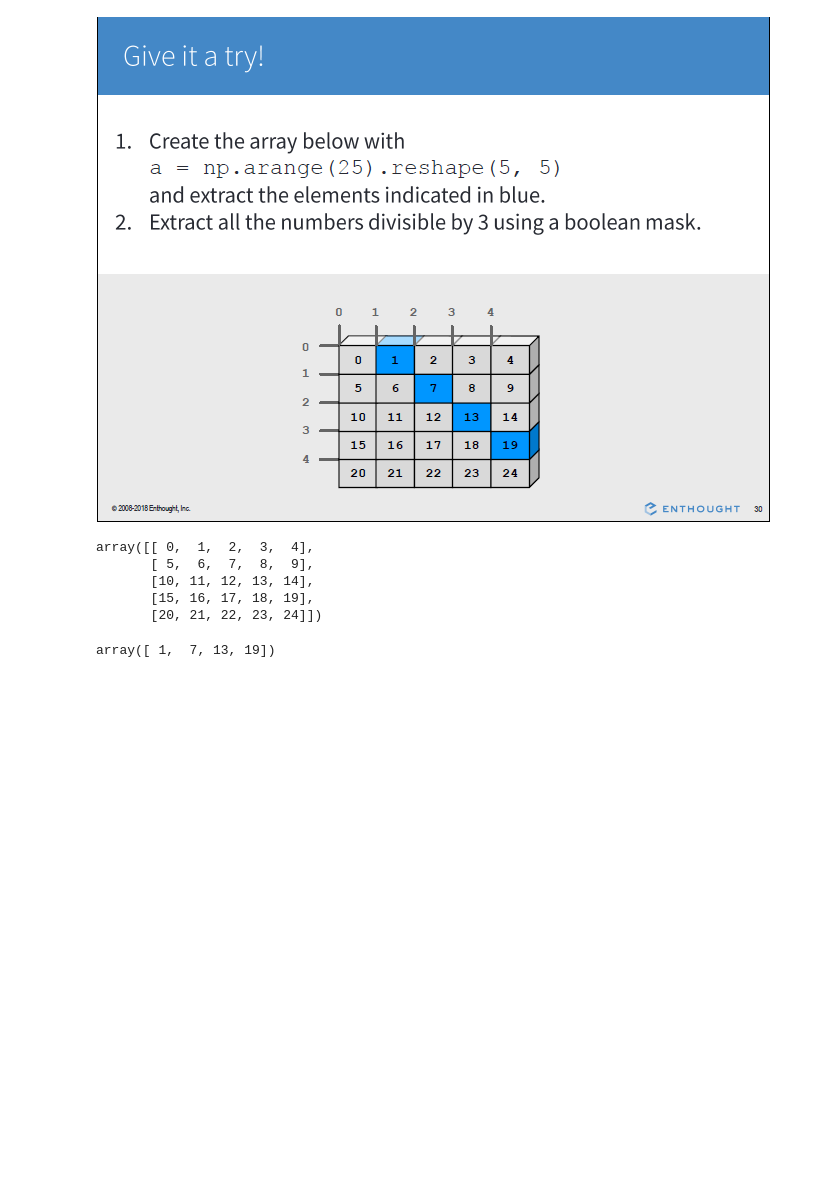
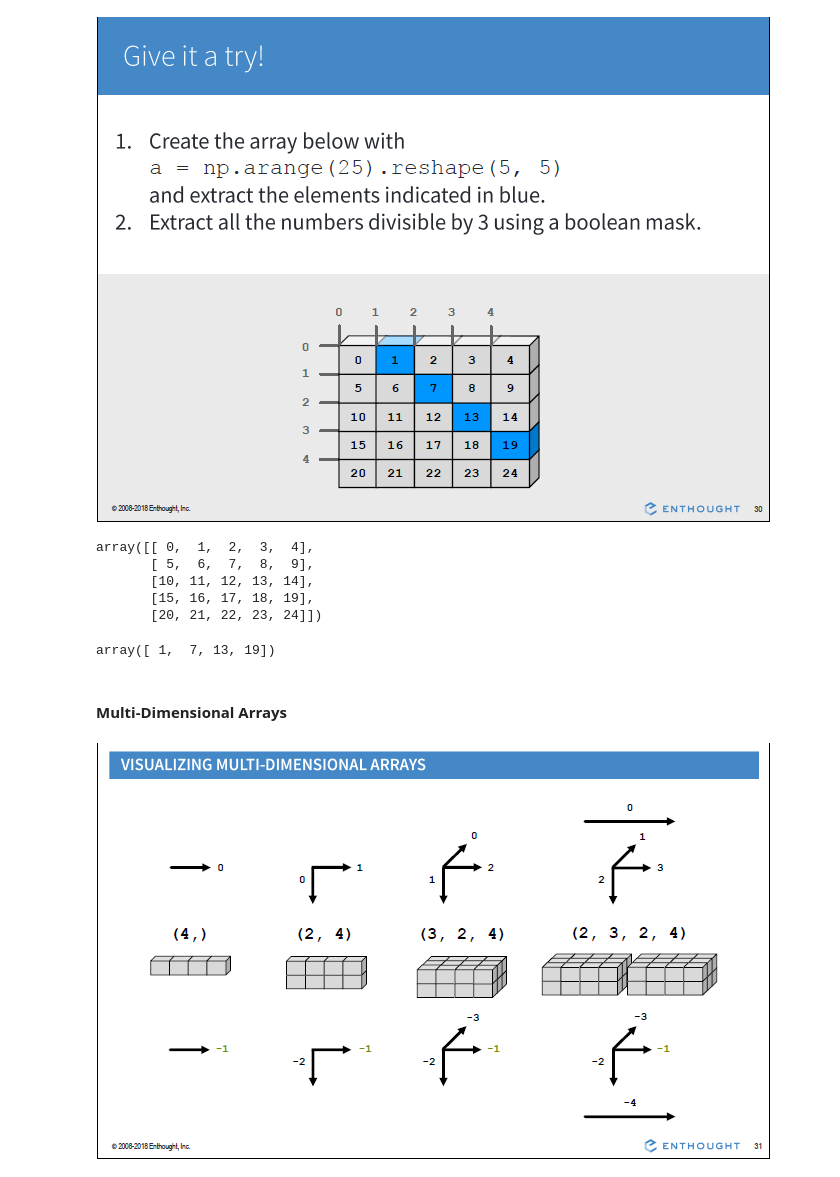
Before and after one commit to Jhonelkour/Numpy-Learning-Journey, a Jupyter notebook: Multi_Dimensional_Arrays.ipynb, the cells around one changed output. Drawn from its saved outputs; the diff is of its cells as text; code cells hidden in the pictures; blank space fills up the shorter version.

Commit message:
Multi Dimensional Arrays

```diff
--- a/Multi_Dimensional_Arrays.ipynb
+++ b/Multi_Dimensional_Arrays.ipynb
@@ -412,3 +414,9 @@ array([[ 0,  1,  2,  3,  4],
 a[[0,1,2,3],[1,2,3,4]]
 # %% [output]
 array([ 1,  7, 13, 19])
+# %% [markdown]
+#### Multi-Dimensional Arrays
+# %%
+Image(filename='./image/vis.PNG')
+# %% [output]
+[figure, added]
```
Also changed, not shown: parts of 2 cells of this notebook.
